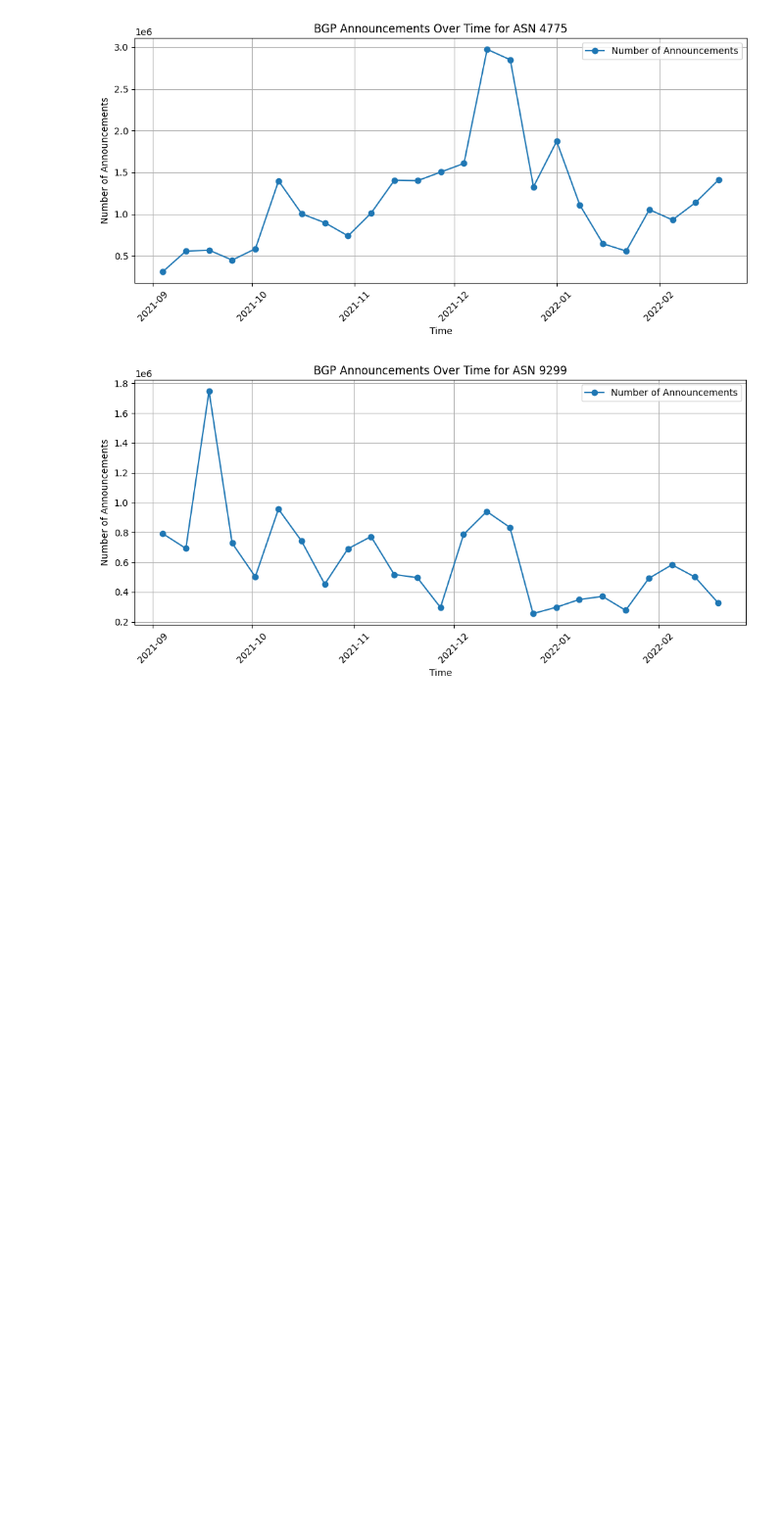
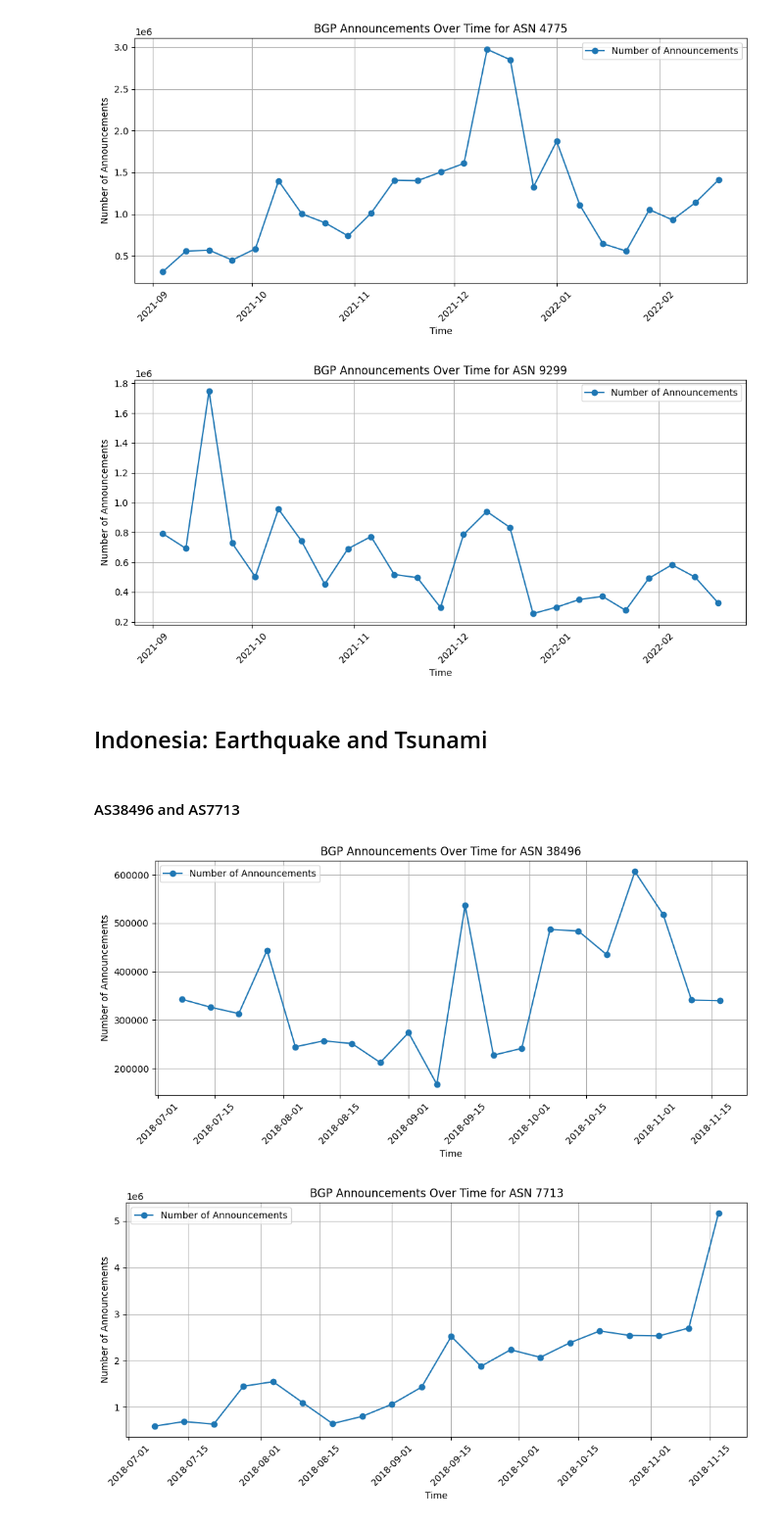
Before and after one commit to soddi1/Flooding, a Jupyter notebook: 10 disasters/accounements_data.ipynb, the cells around one changed output. Shown at 98% size. Saved outputs shown, nothing was run; the diff lists cells and outputs as text; code cells hidden in the pictures; blank space fills up the shorter version.

```diff
--- a/10 disasters/accounements_data.ipynb
+++ b/10 disasters/accounements_data.ipynb
@@ -69,3 +69,15 @@ plot_bgp_updates(asns, start_date, end_date)
 # %% [output]
 [figure]
 [figure]
+# %% [markdown]
+## Indonesia: Earthquake and Tsunami
+# %% [markdown]
+#### AS38496	and AS7713
+# %%
+asns = [38496, 7713]
+start_date = '2018-07-01'
+end_date = '2018-12-01'
+plot_bgp_updates(asns, start_date, end_date)
+# %% [output]
+[figure, added]
+[figure, added]
```
Also changed, not shown: parts of 28 cells of this notebook.
